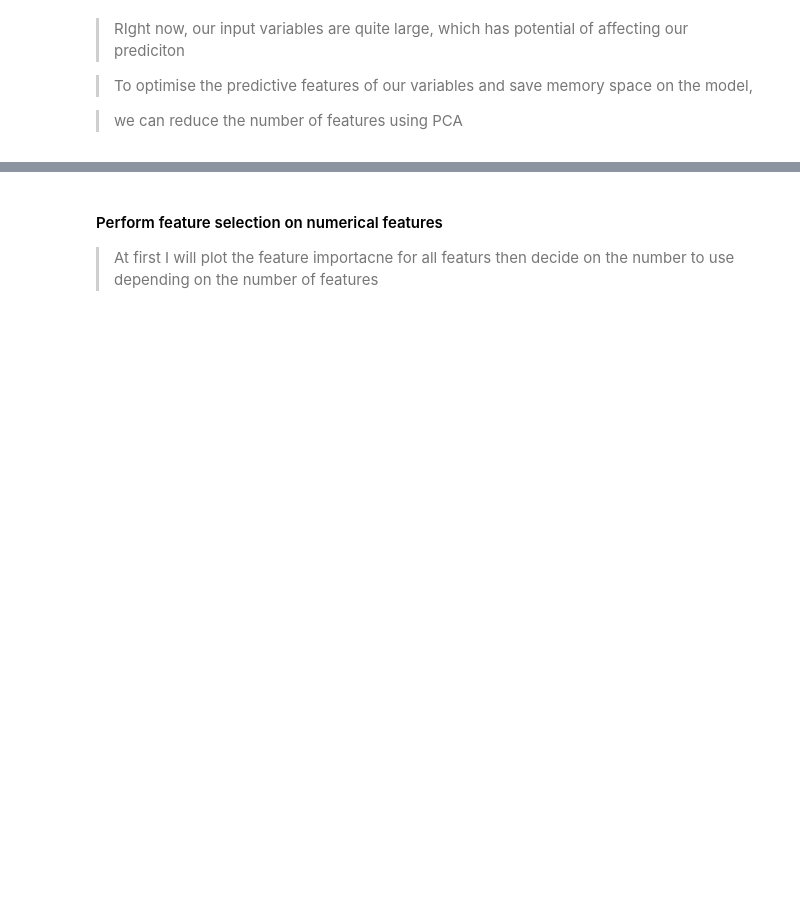
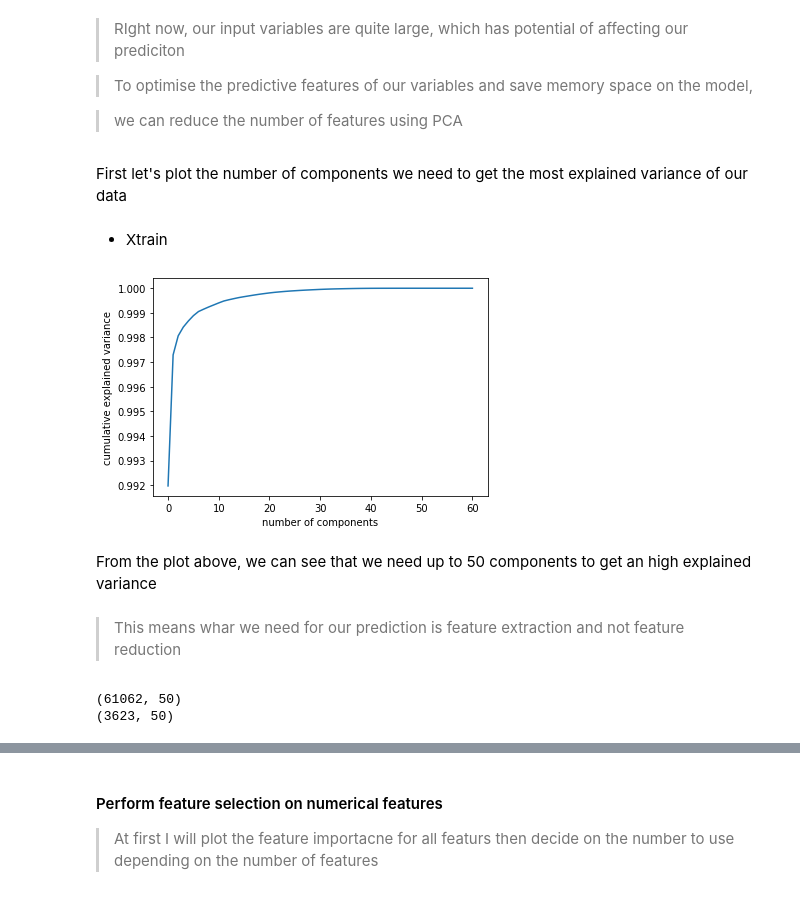
Before and after one commit to Patrick5455/term_deposit_predictive_model, a Jupyter notebook: analysis/interactive/modelling.ipynb, the cells around one changed output, grey strips where cells are left out. Cells and saved outputs as stored; diff of their text form; code cells hidden in the pictures; blank space fills up the shorter version.

```diff
--- a/analysis/interactive/modelling.ipynb
+++ b/analysis/interactive/modelling.ipynb
@@ -428,2 +438,3 @@ StandardScaler()
 # %%
-X_train = scaler.fit_transform(X_train)
+X_train_scaled = scaler.fit_transform(X_train)
+X_test_scaled = scaler.fit_transform(X_test)
@@ -469,3 +496,27 @@ Name: 0, dtype: int64
 > To optimise the predictive features of our variables and save memory space on the model,
 
 > we can reduce the number of features using PCA
+# %% [markdown]
+First let's plot the number of components we need to get the most explained variance of our data
+# %% [markdown]
+- Xtrain
+# %%
+pca = PCA().fit(X_train_scaled)
+plt.plot(np.cumsum(pca.explained_variance_ratio_))
+plt.xlabel('number of components')
+plt.ylabel('cumulative explained variance');
+# %% [output]
+[figure, added]
+# %% [markdown]
+From the plot above, we can see that we need up to 50 components to get an high explained variance
+# %% [markdown]
+> This means whar we need for our prediction is feature extraction  and not feature reduction
+# %%
+pca = PCA(50, random_state=1234)  # project from 64 to 2 dimensions
+X_train_reduced = pca.fit_transform(X_train_scaled)
+X_test_reduced = pca.fit_transform(X_test_scaled)
+print(X_train_reduced.shape)
+print(x_test_reduced.shape)
+# %% [output]
+(61062, 50)
+(3623, 50)
```
Also changed, not shown: parts of 31 cells of this notebook.
